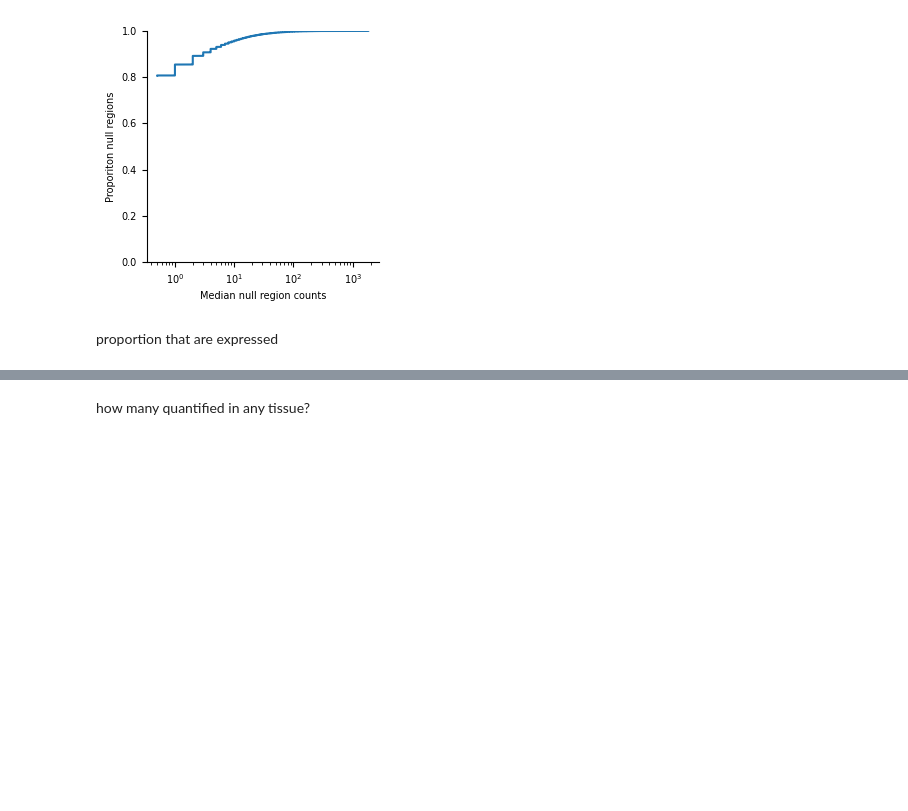
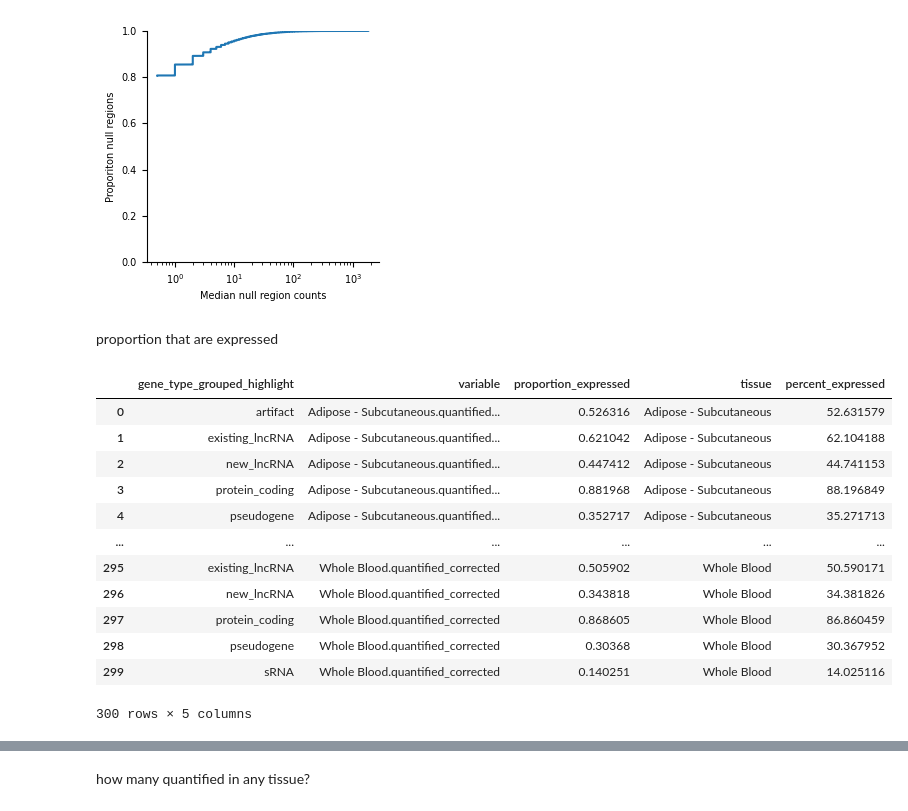
Before and after one commit to danielnachun/gtex-gencode47, a Jupyter notebook: notebooks/quantify_matched_nongenic_null.ipynb, the cells around one changed output, grey strips where cells are left out. Saved outputs shown, nothing was run; the diff lists cells and outputs as text; code cells hidden in the pictures; blank space fills up the shorter version.

```diff
--- a/notebooks/quantify_matched_nongenic_null.ipynb
+++ b/notebooks/quantify_matched_nongenic_null.ipynb
@@ -389,6 +434,22 @@ quantification_columns = [f'{tissue_id}.quantified_corrected' for tissue_id in t
 proportion_expressed = quantifications.groupby('gene_type_grouped_highlight').agg({tissue: 'mean' for tissue in quantification_columns})
 proportion_expressed = proportion_expressed.reset_index().melt(id_vars='gene_type_grouped_highlight', value_vars=quantification_columns, value_name='proportion_expressed')
 proportion_expressed['tissue'] = proportion_expressed['variable'].str.split('.quantified').str[0]
+# %%
+proportion_expressed
+# %% [output]
+|  | gene_type_grouped_highlight | variable | proportion_expressed | tissue | percent_expressed |
+| 0 | artifact | Adipose - Subcutaneous.quantified... | 0.526316 | Adipose - Subcutaneous | 52.631579 |
+| 1 | existing_lncRNA | Adipose - Subcutaneous.quantified... | 0.621042 | Adipose - Subcutaneous | 62.104188 |
+| 2 | new_lncRNA | Adipose - Subcutaneous.quantified... | 0.447412 | Adipose - Subcutaneous | 44.741153 |
+| 3 | protein_coding | Adipose - Subcutaneous.quantified... | 0.881968 | Adipose - Subcutaneous | 88.196849 |
+| 4 | pseudogene | Adipose - Subcutaneous.quantified... | 0.352717 | Adipose - Subcutaneous | 35.271713 |
+| ... | ... | ... | ... | ... | ... |
+| 295 | existing_lncRNA | Whole Blood.quantified_corrected | 0.505902 | Whole Blood | 50.590171 |
+| 296 | new_lncRNA | Whole Blood.quantified_corrected | 0.343818 | Whole Blood | 34.381826 |
+| 297 | protein_coding | Whole Blood.quantified_corrected | 0.868605 | Whole Blood | 86.860459 |
+| 298 | pseudogene | Whole Blood.quantified_corrected | 0.30368 | Whole Blood | 30.367952 |
+| 299 | sRNA | Whole Blood.quantified_corrected | 0.140251 | Whole Blood | 14.025116 |
+300 rows × 5 columns
 # %%
 fig, ax = plt.subplots(figsize=(4,3), dpi=300)
 proportion_expressed['percent_expressed'] = proportion_expressed['proportion_expressed']*100
```
Also changed, not shown: parts of 15 cells of this notebook, 10 other files.
